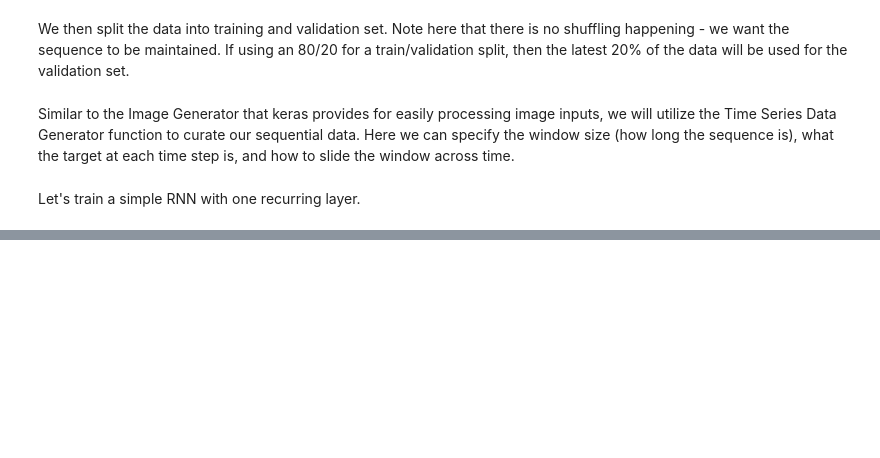
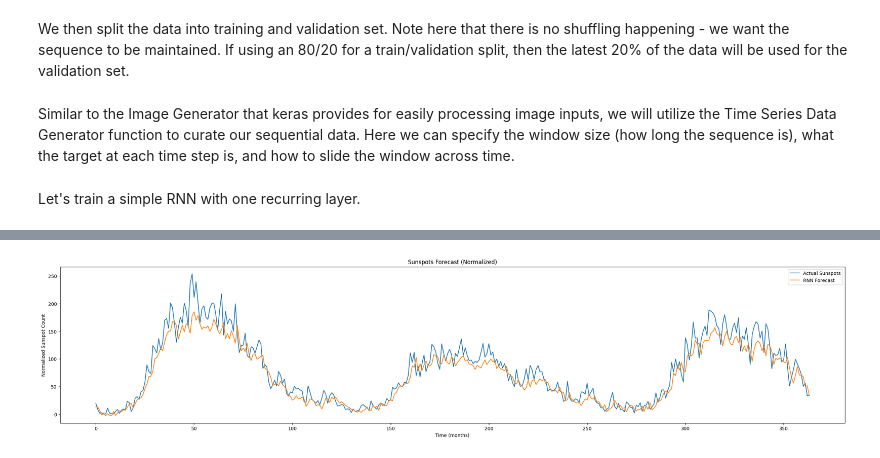
Before and after one commit to rhamzaali/CPSC393-MachineLearning, a Jupyter notebook: code/09_RecurrentNeuralNetworks.ipynb, the cells around one changed output, grey strips where cells are left out. Drawn from its saved outputs; the diff is of its cells as text; code cells hidden in the pictures; blank space fills up the shorter version.

```diff
--- a/code/09_RecurrentNeuralNetworks.ipynb
+++ b/code/09_RecurrentNeuralNetworks.ipynb
@@ -164,0 +168,6 @@ plt.show()
+# %%
+deep_model = keras.Sequential([
+    keras.layers.SimpleRNN(40,input_shape=[window_size,1],return_sequences=True), # return_sequence returns hidden state for each time step so that next Recurrent layer can use it
+    keras.layers.SimpleRNN(40), # second recurrent layer with 40 cells
+    keras.layers.Dense(1) # output layer - predicting 1 value
+])
@@ -164,0 +190,7 @@ plt.show()
+# %%
+deep_model.compile(
+    loss='mse',
+    optimizer=tf.keras.optimizers.Adam(learning_rate=1e-3)
+)
+# %%
+history = deep_model.fit(train_ds, epochs=20, validation_data=valid_ds)
@@ -164,0 +215,16 @@ plt.show()
+# %%
+pred = deep_model.predict(valid_ds).flatten().reshape(-1, 1) # note that predictions are scaled!
+pred_rescaled = scaler.inverse_transform(pred) # scale predictions back to original range
+
+valid_rescaled = scaler.inverse_transform(X_valid[window_size:]).reshape(-1, 1) # actual readings also scaled to original range
+
+# plot actual vs predicted sunspot values
+plt.figure(figsize=(30, 6))
+plt.plot(valid_rescaled, label="Actual Sunspots")
+plt.plot(pred_rescaled, label="RNN Forecast")
+plt.title("Sunspots Forecast (Normalized)")
+plt.xlabel("Time (months)")
+plt.ylabel("Normalized Sunspot Count")
+plt.legend()
+plt.show()
+# %% [output]
@@ -164,0 +232 @@ plt.show()
+[figure, added]
```
Also changed, not shown: parts of 8 cells of this notebook.
